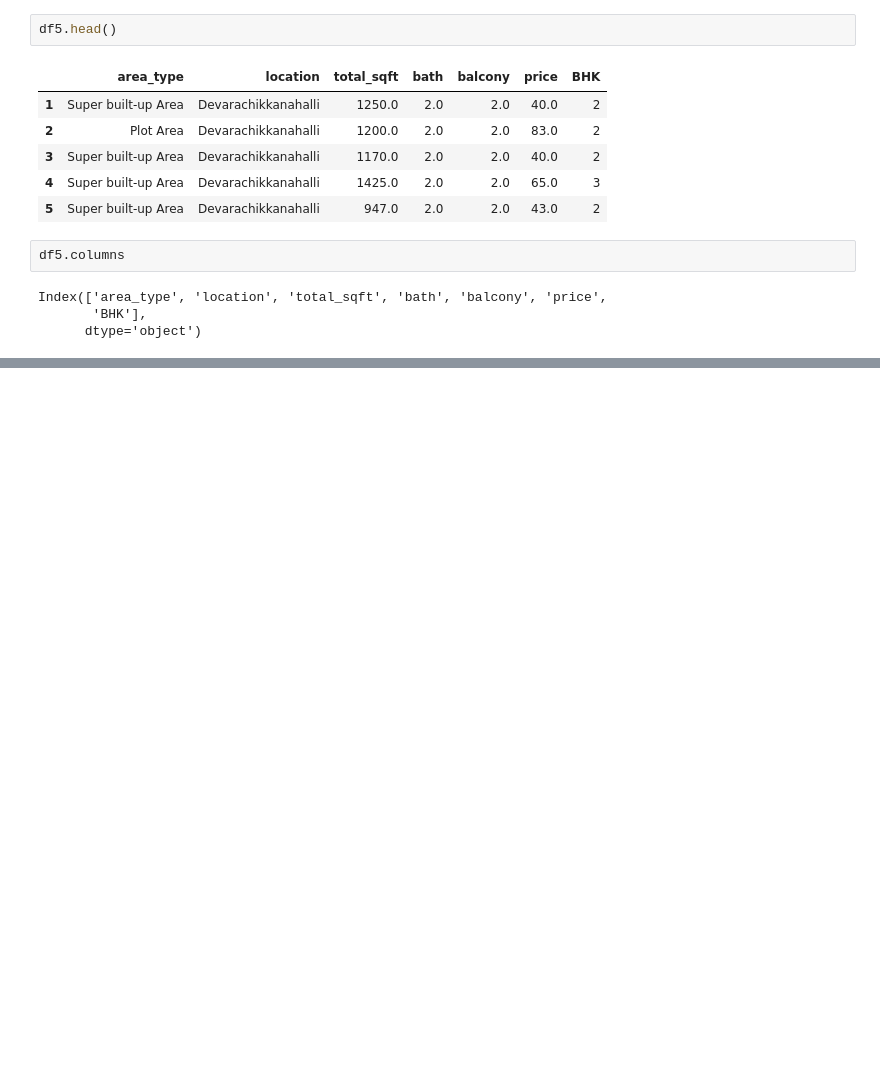
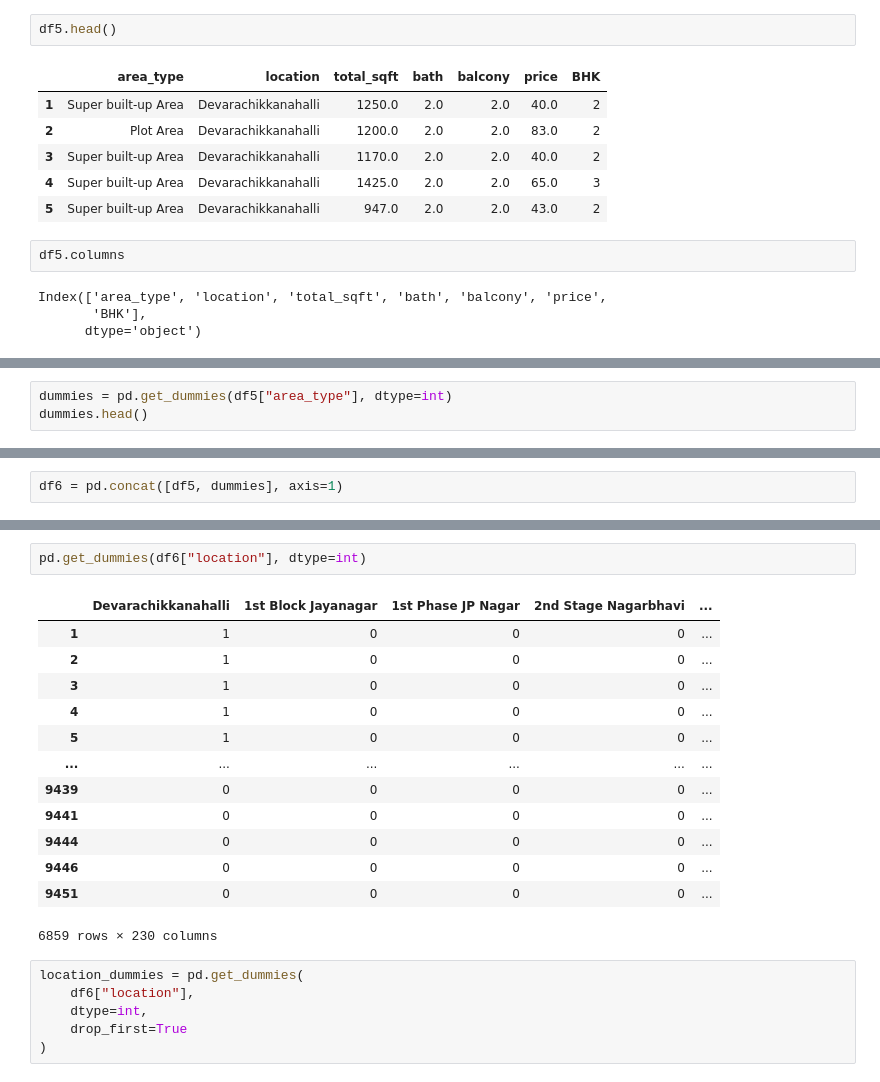
Before and after one commit to sakshi-1515/house-price-prediction-model, a Jupyter notebook: House_price_prediction.ipynb, the cells around one changed output, grey strips where cells are left out. Cells and saved outputs as stored; diff of their text form; blank space fills up the shorter version.

```diff
--- a/House_price_prediction.ipynb
+++ b/House_price_prediction.ipynb
@@ -940,0 +941,3 @@ dtype: object
+# %%
+dummies = pd.get_dummies(df5["area_type"], dtype=int)
+dummies.head()
@@ -940,0 +962,2 @@ dtype: object
+# %%
+df6 = pd.concat([df5, dummies], axis=1)
@@ -940,0 +1004,22 @@ dtype: object
+# %%
+pd.get_dummies(df6["location"], dtype=int)
+# %% [output]
+|  | Devarachikkanahalli | 1st Block Jayanagar | 1st Phase JP Nagar | 2nd Stage Nagarbhavi | ... |
+| 1 | 1 | 0 | 0 | 0 | ... |
+| 2 | 1 | 0 | 0 | 0 | ... |
+| 3 | 1 | 0 | 0 | 0 | ... |
+| 4 | 1 | 0 | 0 | 0 | ... |
+| 5 | 1 | 0 | 0 | 0 | ... |
+| ... | ... | ... | ... | ... | ... |
+| 9439 | 0 | 0 | 0 | 0 | ... |
+| 9441 | 0 | 0 | 0 | 0 | ... |
+| 9444 | 0 | 0 | 0 | 0 | ... |
+| 9446 | 0 | 0 | 0 | 0 | ... |
+| 9451 | 0 | 0 | 0 | 0 | ... |
+6859 rows × 230 columns
+# %%
+location_dummies = pd.get_dummies(
+    df6["location"],
+    dtype=int,
+    drop_first=True
+)
```
Also changed, not shown: parts of 14 cells of this notebook.
